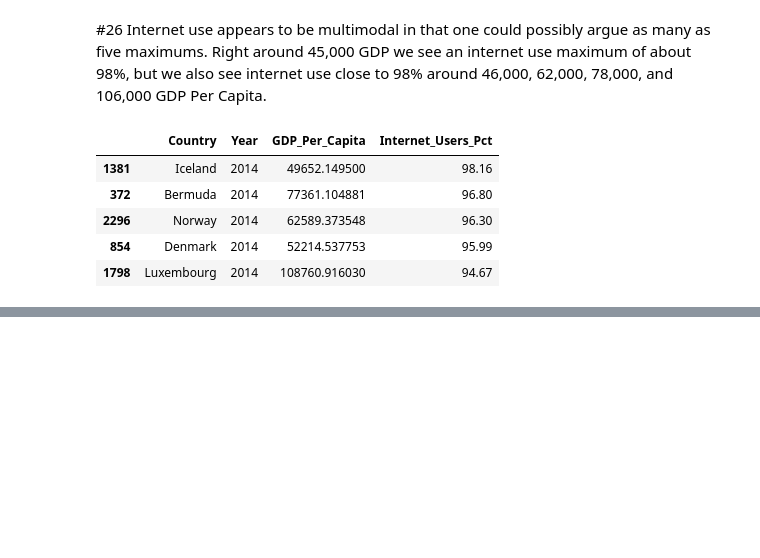
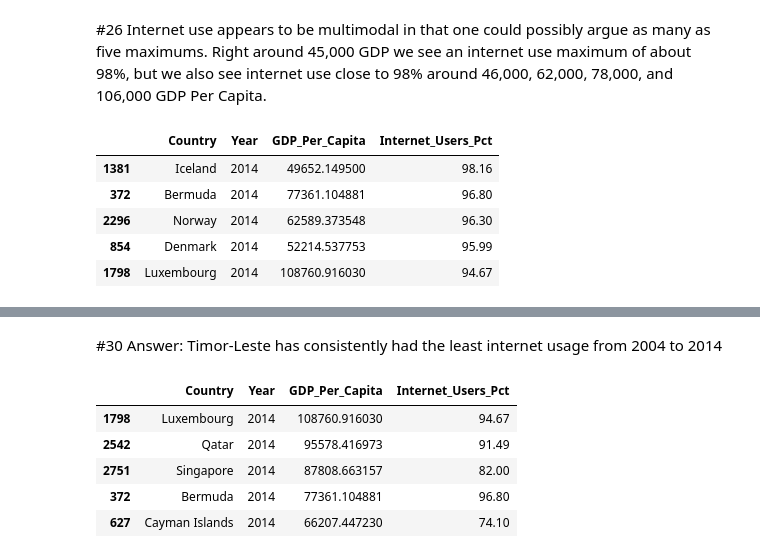
Before and after one commit to NSS-Data-Analytics-Cohort-6/gdp-and-internet-usage-jrthompson25, a Jupyter notebook: Notebooks/GDP_UN_Project.ipynb, the cells around one changed output, grey strips where cells are left out. Drawn from its saved outputs; the diff is of its cells as text; code cells hidden in the pictures; blank space fills up the shorter version.

```diff
--- a/Notebooks/GDP_UN_Project.ipynb
+++ b/Notebooks/GDP_UN_Project.ipynb
@@ -349,0 +405,13 @@ top_5_internet_df = years.loc[['Iceland', 'Bermuda', 'Norway', 'Denmark', 'Luxem
+# %% [markdown]
+#30 Answer: Timor-Leste has consistently had the least internet usage from 2004 to 2014
+# %%
+#31
+top5Gdp = year2014_df.sort_values(by = 'GDP_Per_Capita', ascending=False)
+top5Gdp.head()
+# %% [output]
+|  | Country | Year | GDP_Per_Capita | Internet_Users_Pct |
+| 1798 | Luxembourg | 2014 | 108760.916030 | 94.67 |
+| 2542 | Qatar | 2014 | 95578.416973 | 91.49 |
+| 2751 | Singapore | 2014 | 87808.663157 | 82.00 |
+| 372 | Bermuda | 2014 | 77361.104881 | 96.80 |
+| 627 | Cayman Islands | 2014 | 66207.447230 | 74.10 |
```
Also changed, not shown: parts of 7 cells of this notebook.
